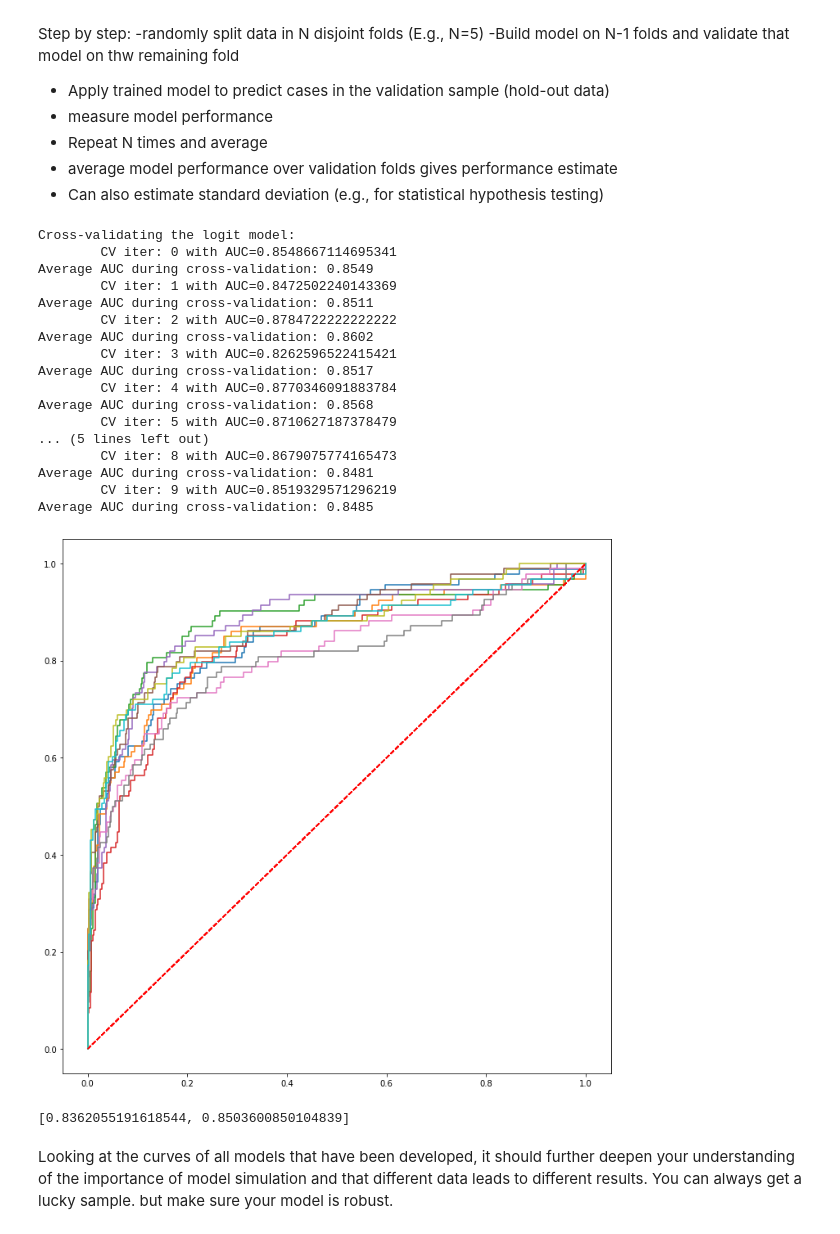
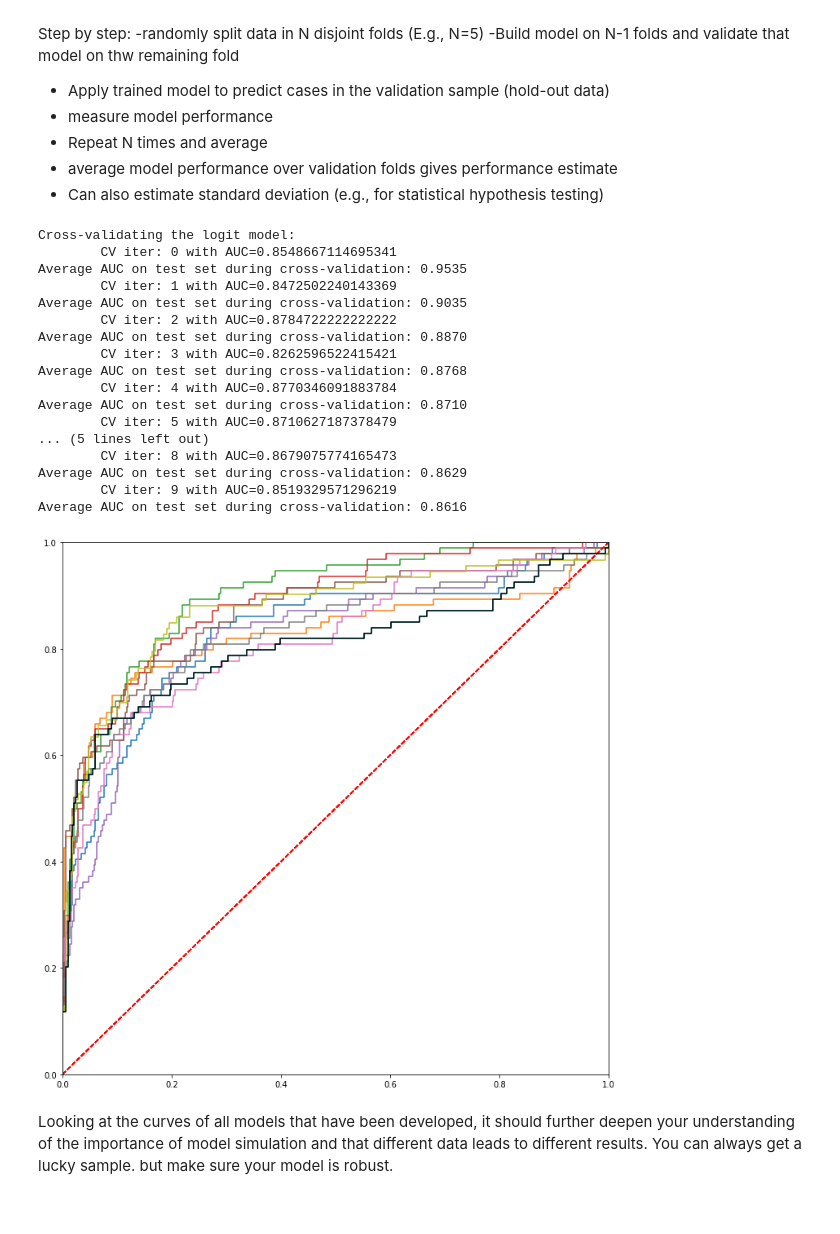
Before and after one commit to wiebkepeters/IS-HU-Berlin, a Jupyter notebook: ADAMS_ML_Notebook.ipynb, the cells around one changed output. Saved outputs shown, nothing was run; the diff lists cells and outputs as text; code cells hidden in the pictures.

```diff
--- a/ADAMS_ML_Notebook.ipynb
+++ b/ADAMS_ML_Notebook.ipynb
@@ -30,6 +30,8 @@ Before applying any algorithm, we will import the necessary packages and load th
 
 An important finding is the imbalance of the data set, which contains only about 20% of 'BAD' observations.
 # %%
+plt.rcParams['figure.figsize'] = 5,5
+
 #Import packages
 import importlib
 import numpy as np
@@ -43,10 +45,8 @@ from sklearn.ensemble import RandomForestClassifier
 from sklearn.linear_model import LogisticRegression
 from sklearn.model_selection import train_test_split, StratifiedKFold, GridSearchCV
 # %%
-plt.rcParams['figure.figsize'] = 20,20
-
 # Load data
-credit = pd.read_csv('/creditnew.csv') #add your path here
+credit = pd.read_csv('/Users/wiebkeberlin/Desktop/creditnew.csv')
 credit.describe()
 # %% [output]
 |  | BAD | LOAN | MORTDUE | VALUE | YOJ | DEROG | DELINQ | CLAGE | NINQ | CLNO | DEBTINC |
@@ -337,53 +333,73 @@ Step by step:
 - average model performance over validation folds gives performance estimate
 - Can also estimate standard deviation (e.g., for statistical hypothesis testing)
 # %%
-#random seed here?
+#code did not work anymore (from internet)
+# todo: how to get the same thresholds for the fpr and tpr values
+import matplotlib.pyplot as plt
+
+#random statehere?
 plt.figure(figsize=[12,12])
-import matplotlib.pyplot as plt
+plt.xlim([0.0, 1])
+plt.ylim([0.0, 1])
 resultscv = list()
-tpr= list()
-fpr=list()
-nfold = 10
+
+nfold =10
 cv = StratifiedKFold(n_splits=nfold)
-cv_auc = np.zeros(nfold)
-cv_auc[cv_auc == 0] = 'nan' #for now, to avoid 0 values to be taken into account for average
+cv_auc_test = np.zeros(nfold)
+cv_auc_test[cv_auc_test == 0] = 'nan' #for now, to avoid 0 values to be taken into account for, help ? average
+cv_auc_train = np.zeros(nfold)
+fpr_cv = {}
+tpr_cv= {}
+thresholds = {}
+
 
 print('Cross-validating the logit model:')
 for i, (tr_idx, vl_idx) in enumerate(cv.split(x_train, y_train)):
     xtr, xvl = x_train.iloc[tr_idx], x_train.iloc[vl_idx]
     ytr, yvl = y_train.iloc[tr_idx], y_train.iloc[vl_idx]
     sk_logit.fit(xtr, ytr)
-    a= sk_logit.predict_proba(xvl)[:, 1]
-    resultscv.append(a.astype('float'))
-    fp_rate, tp_rate, _ = metrics.roc_curve(yvl, a.astype('float'))
-    cv_auc[i] = metrics.auc(fp_rate, tp_rate)
+    temp= sk_logit.predict_proba(xvl)[:, 1]
+    fp_rate_cv, tp_rate_cv, threshold = metrics.roc_curve(yvl, temp.astype('float'))
+    thresholds[i] = threshold
+    fpr_cv[i] = fp_rate_cv
+    tpr_cv[i] = tp_rate_cv
+    cv_auc_test[i] = metrics.auc(fp_rate, tp_rate)
     print('\tCV iter: {} with AUC={}'.format(i, cv_auc[i]))
-    print('Average AUC during cross-validation: {:.4f}'.format(np.nanmean(cv_auc, axis=0))) #how to avoid 0 to be
-    fpr, tpr, thresholds = metrics.roc_curve(yvl ,a, pos_label=0)
+    print('Average AUC on test set during cross-validation: {:.4f}'.format(np.nanmean(cv_auc_test)))
+
     # Print ROC curve
-    plt.plot(tpr,fpr)
+    plt.plot(fp_rate_cv,tp_rate_cv)
     plt.plot([0, 1], [0, 1], "r--")
 
+    #save training performance for evaluation
+    temp=sk_logit.predict_proba(xtr)[:, 1]
+    fp_rate, tp_rate, _ = metrics.roc_curve(ytr, temp.astype('float'))
+    cv_auc_train[i] = metrics.auc(fp_rate, tp_rate)
 
+
+mean_fp_rate_cv = pd.DataFrame(np.vstack(fp_rate_cv))
+mean_tp_rate_cv = pd.DataFrame(np.vstack(tp_rate_cv))
+
+plt.plot(mean_fp_rate_cv, mean_tp_rate_cv, color='black')
 plt.show()
 # %% [output]
 Cross-validating the logit model:
         CV iter: 0 with AUC=0.8548667114695341
-Average AUC during cross-validation: 0.8549
+Average AUC on test set during cross-validation: 0.9535
         CV iter: 1 with AUC=0.8472502240143369
-Average AUC during cross-validation: 0.8511
+Average AUC on test set during cross-validation: 0.9035
         CV iter: 2 with AUC=0.8784722222222222
-Average AUC during cross-validation: 0.8602
+Average AUC on test set during cross-validation: 0.8870
         CV iter: 3 with AUC=0.8262596522415421
-Average AUC during cross-validation: 0.8517
+Average AUC on test set during cross-validation: 0.8768
         CV iter: 4 with AUC=0.8770346091883784
-Average AUC during cross-validation: 0.8568
+Average AUC on test set during cross-validation: 0.8710
         CV iter: 5 with AUC=0.8710627187378479
 ... (5 lines left out)
         CV iter: 8 with AUC=0.8679075774165473
-Average AUC during cross-validation: 0.8481
+Average AUC on test set during cross-validation: 0.8629
         CV iter: 9 with AUC=0.8519329571296219
-Average AUC during cross-validation: 0.8485
+Average AUC on test set during cross-validation: 0.8616
-[figure, old version]
+[figure, new version]
 # %%
 # Save results for comparison later! build average
@@ -392,7 +408,3 @@ auc_results.append(np.mean(cv_auc))
-# %%
-print(auc_results) #Change to data frame incl column names for better evaluation
-# %% [output]
-[0.8362055191618544, 0.8503600850104839]
 # %% [markdown]
 Looking at the curves of all models that have been developed, it should further deepen your understanding of the importance of model simulation and that different data leads to different results. You can always get a lucky sample. but make sure your model is robust.
 # %% [markdown]
```
Also changed, not shown: parts of 26 cells of this notebook.
